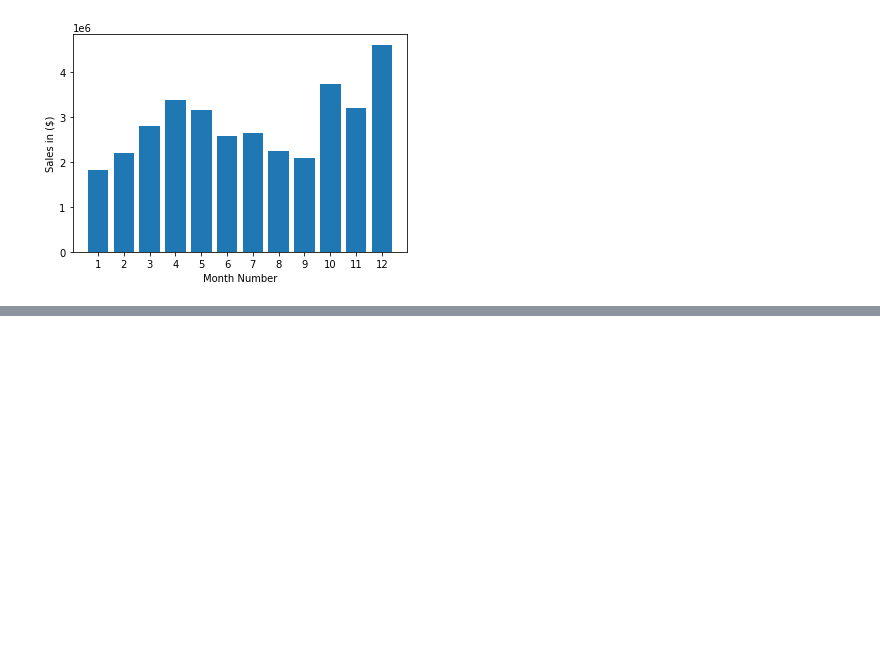
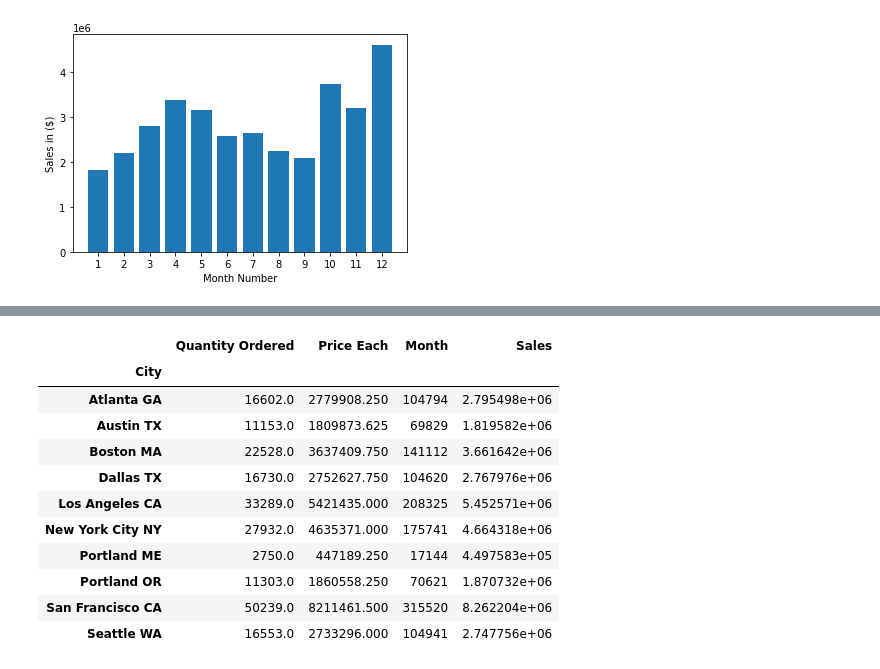
Before and after one commit to Newtanmukh/Python-projects, a Jupyter notebook: Business sales analysis/Business Sales.ipynb, the cells around one changed output, grey strips where cells are left out. Cells and saved outputs as stored; diff of their text form; code cells hidden in the pictures; blank space fills up the shorter version.

```diff
--- a/Business sales analysis/Business Sales.ipynb
+++ b/Business sales analysis/Business Sales.ipynb
@@ -112,0 +139,16 @@ plt.show()
+# %%
+res = all_data.groupby('City').sum()
+res
+# %% [output]
+|  | Quantity Ordered | Price Each | Month | Sales |
+| City |  |  |  |  |
+| Atlanta GA | 16602.0 | 2779908.250 | 104794 | 2.795498e+06 |
+| Austin TX | 11153.0 | 1809873.625 | 69829 | 1.819582e+06 |
+| Boston MA | 22528.0 | 3637409.750 | 141112 | 3.661642e+06 |
+| Dallas TX | 16730.0 | 2752627.750 | 104620 | 2.767976e+06 |
+| Los Angeles CA | 33289.0 | 5421435.000 | 208325 | 5.452571e+06 |
+| New York City NY | 27932.0 | 4635371.000 | 175741 | 4.664318e+06 |
+| Portland ME | 2750.0 | 447189.250 | 17144 | 4.497583e+05 |
+| Portland OR | 11303.0 | 1860558.250 | 70621 | 1.870732e+06 |
+| San Francisco CA | 50239.0 | 8211461.500 | 315520 | 8.262204e+06 |
+| Seattle WA | 16553.0 | 2733296.000 | 104941 | 2.747756e+06 |
```
Also changed, not shown: parts of 4 cells of this notebook.
